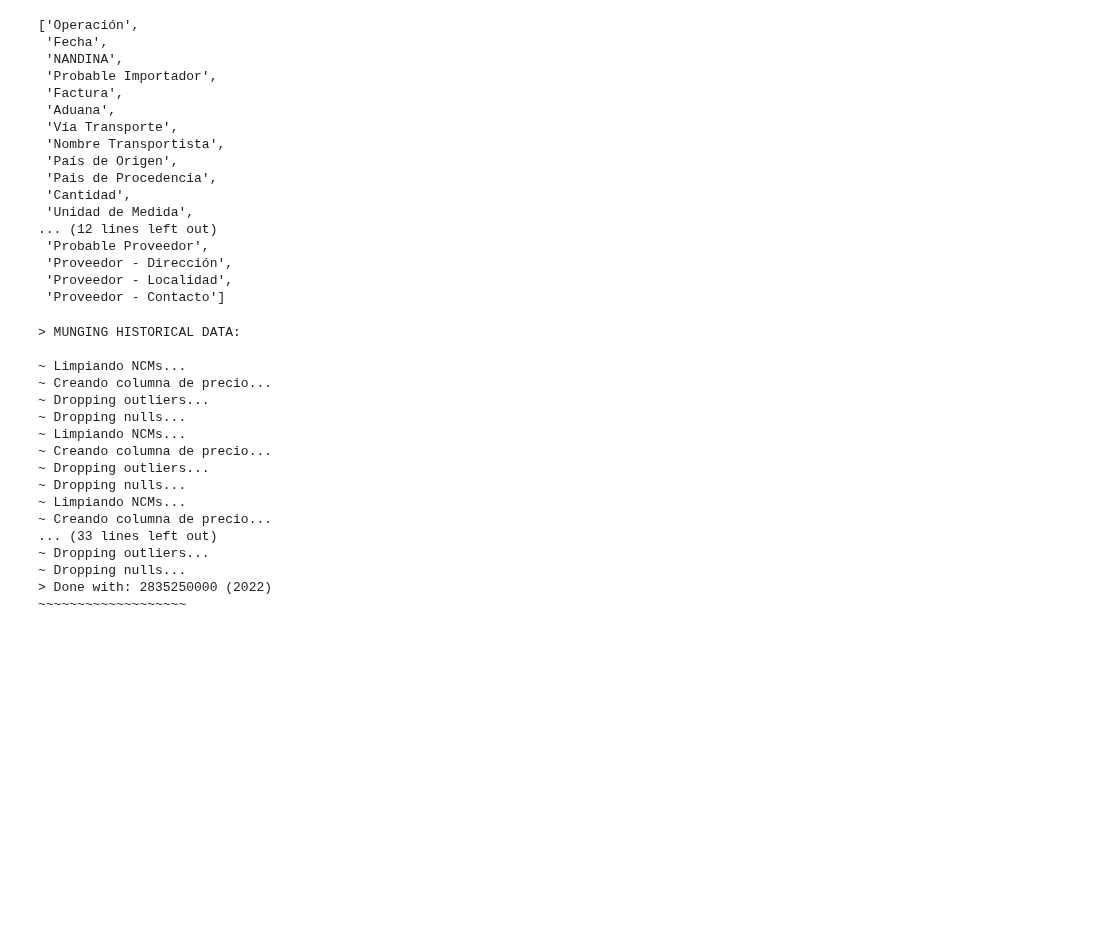
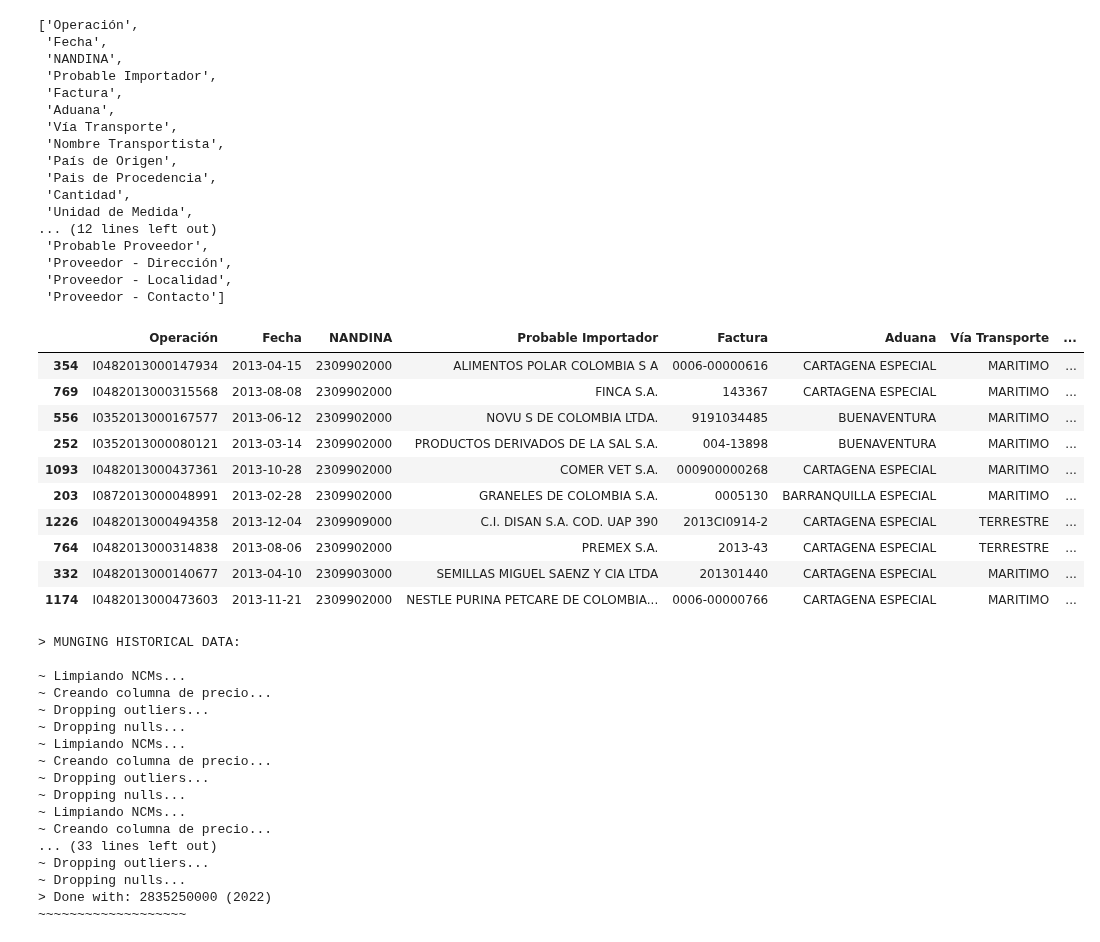
Before and after one commit to Felix-Hz/data-project, a Jupyter notebook: source/colombia/main.ipynb, the cells around one changed output. Cells and saved outputs as stored; diff of their text form; code cells hidden in the pictures; blank space fills up the shorter version.

```diff
--- a/source/colombia/main.ipynb
+++ b/source/colombia/main.ipynb
@@ -149,6 +151,20 @@ col
  'Proveedor - Dirección',
  'Proveedor - Localidad',
  'Proveedor - Contacto']
+# %%
+data2013_2309.sample(10)
+# %% [output]
+|  | Operación | Fecha | NANDINA | Probable Importador | Factura | Aduana | Vía Transporte | ... |
+| 354 | I0482013000147934 | 2013-04-15 | 2309902000 | ALIMENTOS POLAR COLOMBIA S A | 0006-00000616 | CARTAGENA ESPECIAL | MARITIMO | ... |
+| 769 | I0482013000315568 | 2013-08-08 | 2309902000 | FINCA S.A. | 143367 | CARTAGENA ESPECIAL | MARITIMO | ... |
+| 556 | I0352013000167577 | 2013-06-12 | 2309902000 | NOVU S DE COLOMBIA LTDA. | 9191034485 | BUENAVENTURA | MARITIMO | ... |
+| 252 | I0352013000080121 | 2013-03-14 | 2309902000 | PRODUCTOS DERIVADOS DE LA SAL S.A. | 004-13898 | BUENAVENTURA | MARITIMO | ... |
+| 1093 | I0482013000437361 | 2013-10-28 | 2309902000 | COMER VET S.A. | 000900000268 | CARTAGENA ESPECIAL | MARITIMO | ... |
+| 203 | I0872013000048991 | 2013-02-28 | 2309902000 | GRANELES DE COLOMBIA S.A. | 0005130 | BARRANQUILLA ESPECIAL | MARITIMO | ... |
+| 1226 | I0482013000494358 | 2013-12-04 | 2309909000 | C.I. DISAN S.A. COD. UAP 390 | 2013CI0914-2 | CARTAGENA ESPECIAL | TERRESTRE | ... |
+| 764 | I0482013000314838 | 2013-08-06 | 2309902000 | PREMEX S.A. | 2013-43 | CARTAGENA ESPECIAL | TERRESTRE | ... |
+| 332 | I0482013000140677 | 2013-04-10 | 2309903000 | SEMILLAS MIGUEL SAENZ Y CIA LTDA | 201301440 | CARTAGENA ESPECIAL | MARITIMO | ... |
+| 1174 | I0482013000473603 | 2013-11-21 | 2309902000 | NESTLE PURINA PETCARE DE COLOMBIA... | 0006-00000766 | CARTAGENA ESPECIAL | MARITIMO | ... |
 # %%
 results_dfs = wrangling_historical_data(dfs_historical)
 results_df = wrangling(data2022)
```
Also changed, not shown: parts of 7 cells of this notebook, 3 other files.
